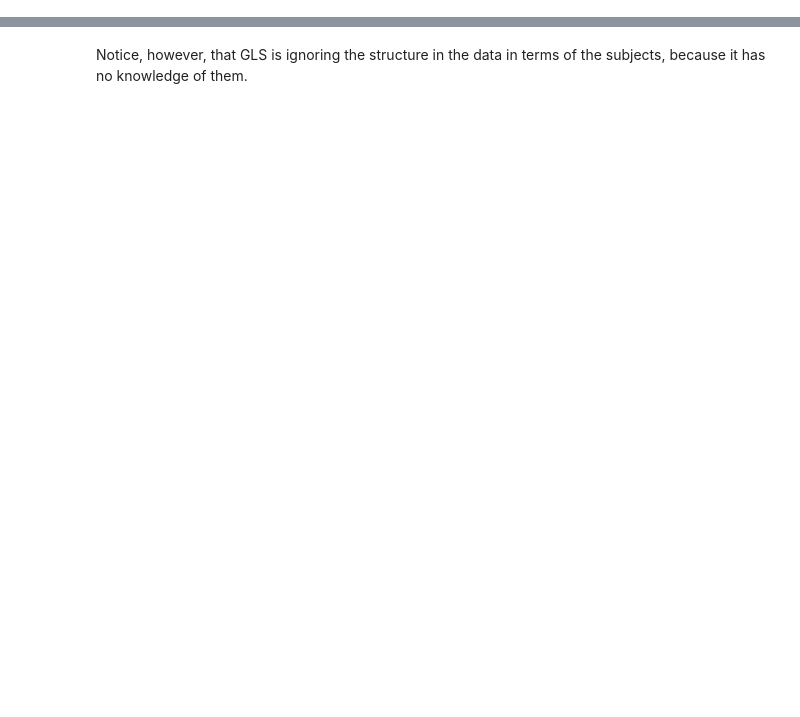
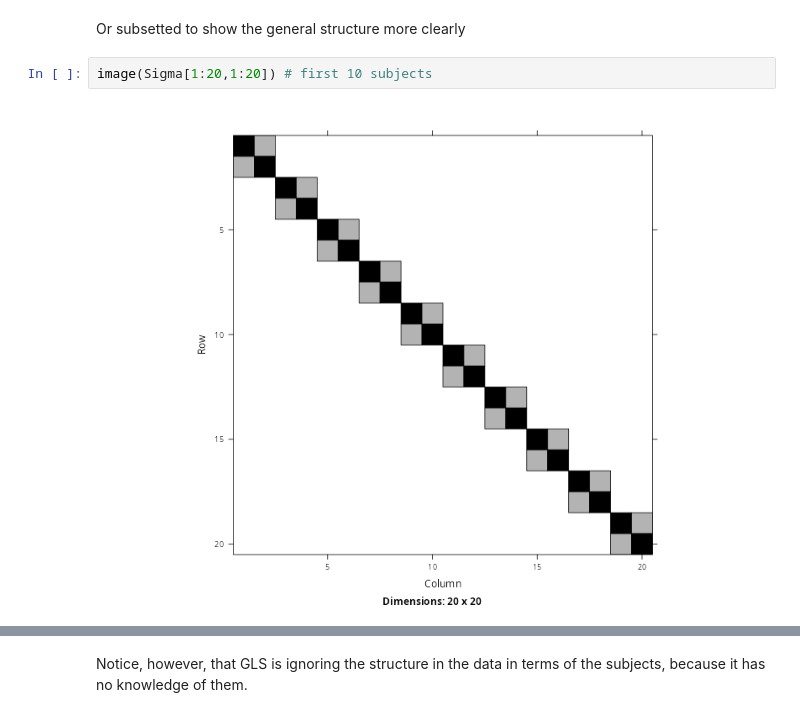
Before and after one commit to PCHN63112-Mixed-Models/mixed-effects-intro, a Jupyter notebook: 1.gls.ipynb, the cells around one changed output, grey strips where cells are left out. Cells and saved outputs as stored; diff of their text form; blank space fills up the shorter version.

```diff
--- a/1.gls.ipynb
+++ b/1.gls.ipynb
@@ -60,0 +180,6 @@ Signif. codes:  0 ‘***’ 0.001 ‘**’ 0.01 ‘*’ 0.05 ‘.’ 0.1 ‘ ’
+# %% [markdown]
+Or subsetted to show the general structure more clearly
+# %%
+image(Sigma[1:20,1:20]) # first 10 subjects
+# %% [output]
+[figure, added]
```
Also changed, not shown: parts of 21 cells of this notebook, 36 other files.
